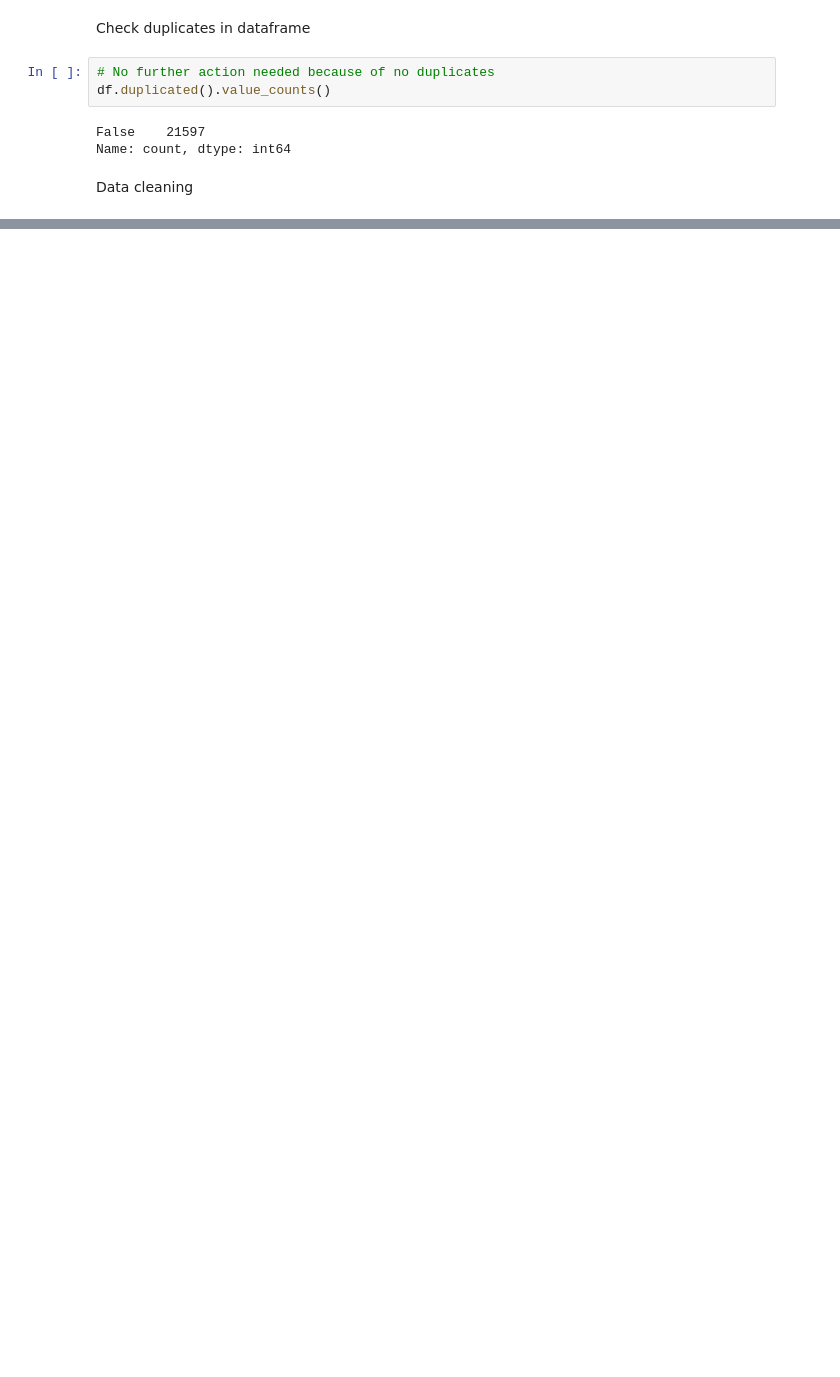
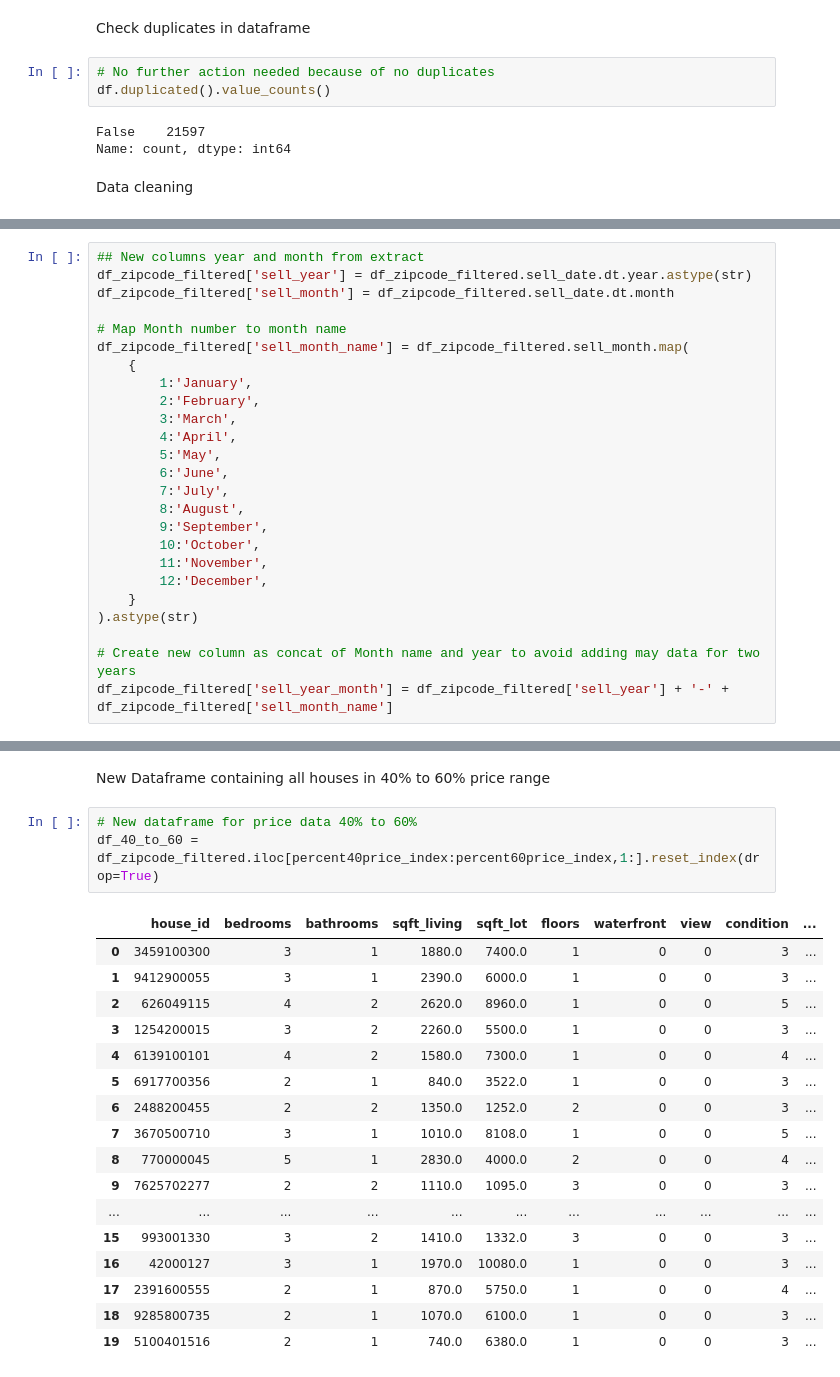
Before and after one commit to jale2025/ds-eda-project-template, a Jupyter notebook: result.ipynb, the cells around one changed output, grey strips where cells are left out. Drawn from its saved outputs; the diff is of its cells as text; blank space fills up the shorter version.

```diff
--- a/result.ipynb
+++ b/result.ipynb
@@ -140,0 +135,25 @@ Name: count, Length: 70, dtype: int64
+# %%
+## New columns year and month from extract
+df_zipcode_filtered['sell_year'] = df_zipcode_filtered.sell_date.dt.year.astype(str)
+df_zipcode_filtered['sell_month'] = df_zipcode_filtered.sell_date.dt.month
+
+# Map Month number to month name
+df_zipcode_filtered['sell_month_name'] = df_zipcode_filtered.sell_month.map(
+    {
+        1:'January',
+        2:'February',
+        3:'March',
+        4:'April',
+        5:'May',
+        6:'June',
+        7:'July',
+        8:'August',
+        9:'September',
+        10:'October',
+        11:'November',
+        12:'December',
+    }
+).astype(str)
+
+# Create new column as concat of Month name and year to avoid adding may data for two years
+df_zipcode_filtered['sell_year_month'] = df_zipcode_filtered['sell_year'] + '-' + df_zipcode_filtered['sell_month_name']
@@ -140,0 +175,23 @@ Name: count, Length: 70, dtype: int64
+# %% [markdown]
+New Dataframe containing all houses in 40% to 60% price range
+# %%
+# New dataframe for price data 40% to 60%
+df_40_to_60 = df_zipcode_filtered.iloc[percent40price_index:percent60price_index,1:].reset_index(drop=True)
+# %% [output]
+|  | house_id | bedrooms | bathrooms | sqft_living | sqft_lot | floors | waterfront | view | condition | ... |
+| 0 | 3459100300 | 3 | 1 | 1880.0 | 7400.0 | 1 | 0 | 0 | 3 | ... |
+| 1 | 9412900055 | 3 | 1 | 2390.0 | 6000.0 | 1 | 0 | 0 | 3 | ... |
+| 2 | 626049115 | 4 | 2 | 2620.0 | 8960.0 | 1 | 0 | 0 | 5 | ... |
+| 3 | 1254200015 | 3 | 2 | 2260.0 | 5500.0 | 1 | 0 | 0 | 3 | ... |
+| 4 | 6139100101 | 4 | 2 | 1580.0 | 7300.0 | 1 | 0 | 0 | 4 | ... |
+| 5 | 6917700356 | 2 | 1 | 840.0 | 3522.0 | 1 | 0 | 0 | 3 | ... |
+| 6 | 2488200455 | 2 | 2 | 1350.0 | 1252.0 | 2 | 0 | 0 | 3 | ... |
+| 7 | 3670500710 | 3 | 1 | 1010.0 | 8108.0 | 1 | 0 | 0 | 5 | ... |
+| 8 | 770000045 | 5 | 1 | 2830.0 | 4000.0 | 2 | 0 | 0 | 4 | ... |
+| 9 | 7625702277 | 2 | 2 | 1110.0 | 1095.0 | 3 | 0 | 0 | 3 | ... |
+| ... | ... | ... | ... | ... | ... | ... | ... | ... | ... | ... |
+| 15 | 993001330 | 3 | 2 | 1410.0 | 1332.0 | 3 | 0 | 0 | 3 | ... |
+| 16 | 42000127 | 3 | 1 | 1970.0 | 10080.0 | 1 | 0 | 0 | 3 | ... |
+| 17 | 2391600555 | 2 | 1 | 870.0 | 5750.0 | 1 | 0 | 0 | 4 | ... |
+| 18 | 9285800735 | 2 | 1 | 1070.0 | 6100.0 | 1 | 0 | 0 | 3 | ... |
+| 19 | 5100401516 | 2 | 1 | 740.0 | 6380.0 | 1 | 0 | 0 | 3 | ... |
```
Also changed, not shown: parts of 11 cells of this notebook, 3 other files.
